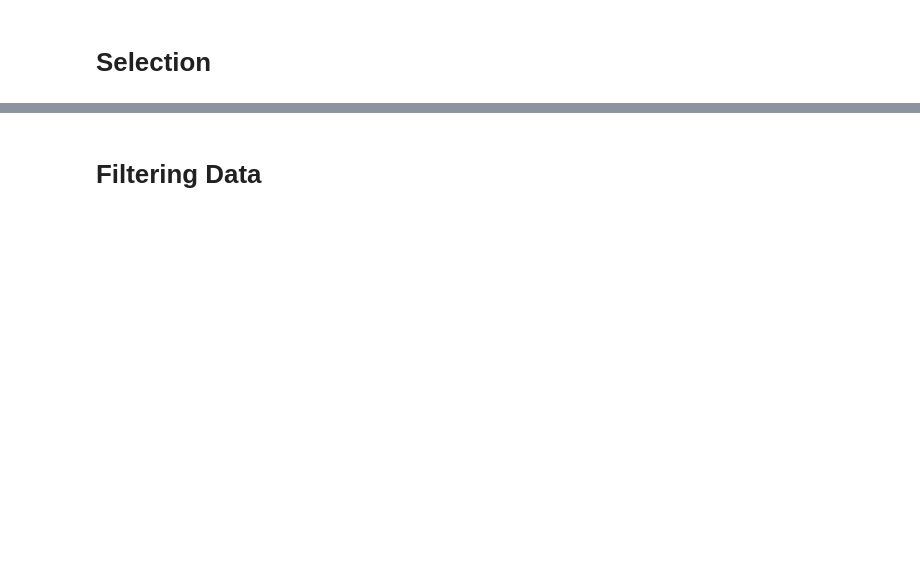
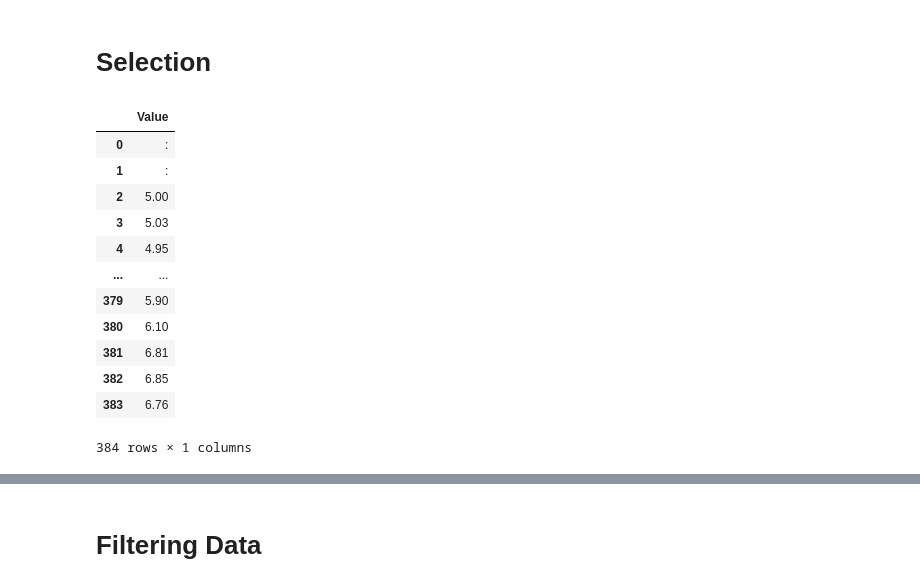
Before and after one commit to Tuwaiq-DS-ML-bootcamp-V-7/Day-8, a Jupyter notebook: 3-Pandas.ipynb, the cells around one changed output, grey strips where cells are left out. Saved outputs shown, nothing was run; the diff lists cells and outputs as text; code cells hidden in the pictures; blank space fills up the shorter version.

```diff
--- a/3-Pandas.ipynb
+++ b/3-Pandas.ipynb
@@ -155,6 +452,20 @@ edu.T
 # %% [markdown]
 # Selection
 # %%
-edu['Value'] # The result will be a Series data structure, not a DataFrame, because only one column is retrieved.
+edu[['Value']] # The result will be a Series data structure, not a DataFrame, because only one column is retrieved.
+# %% [output]
+|  | Value |
+| 0 | : |
+| 1 | : |
+| 2 | 5.00 |
+| 3 | 5.03 |
+| 4 | 4.95 |
+| ... | ... |
+| 379 | 5.90 |
+| 380 | 6.10 |
+| 381 | 6.81 |
+| 382 | 6.85 |
+| 383 | 6.76 |
+384 rows × 1 columns
 # %%
 edu[['Value','GEO']]
```
Also changed, not shown: parts of 68 cells of this notebook.
